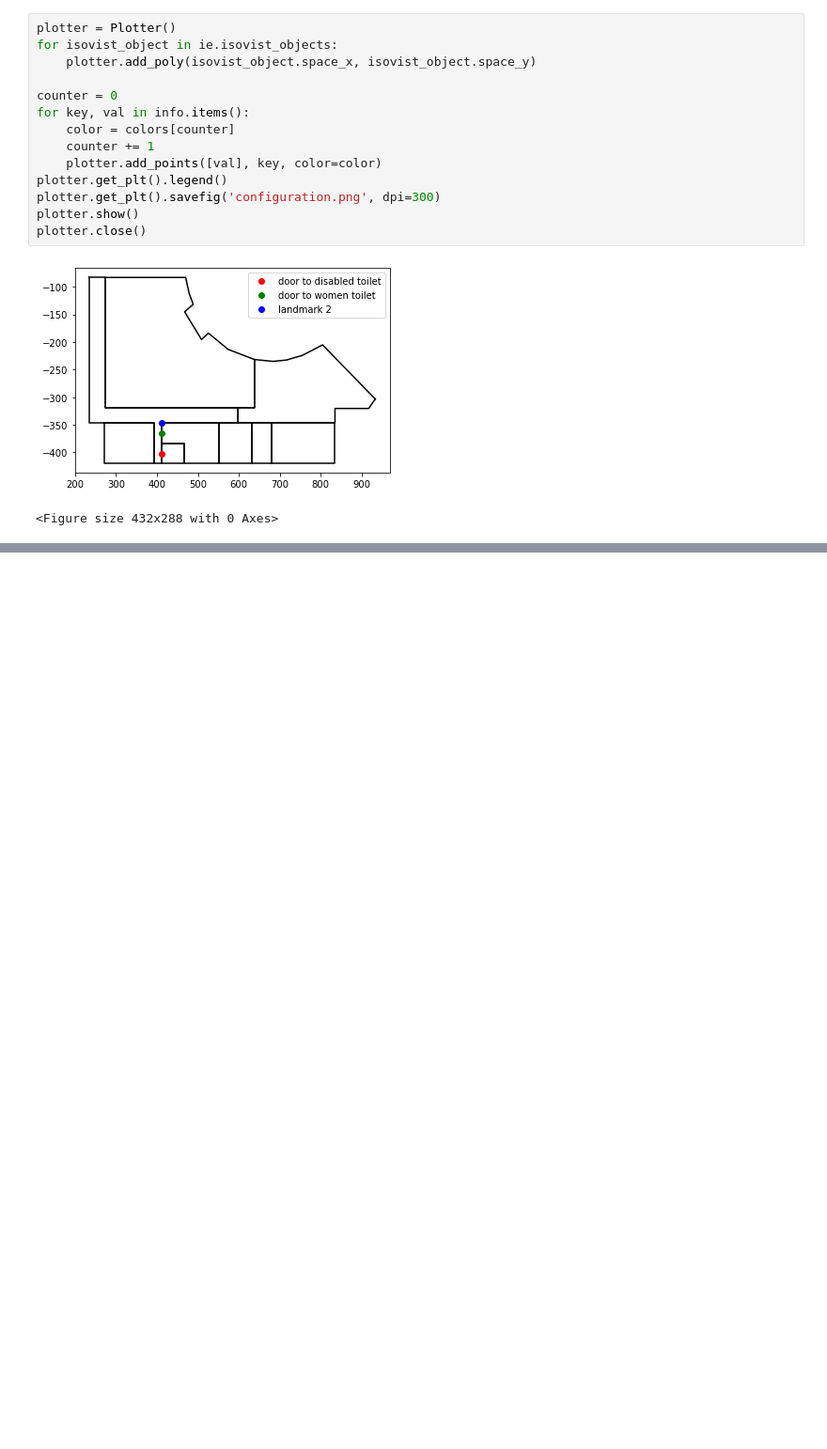
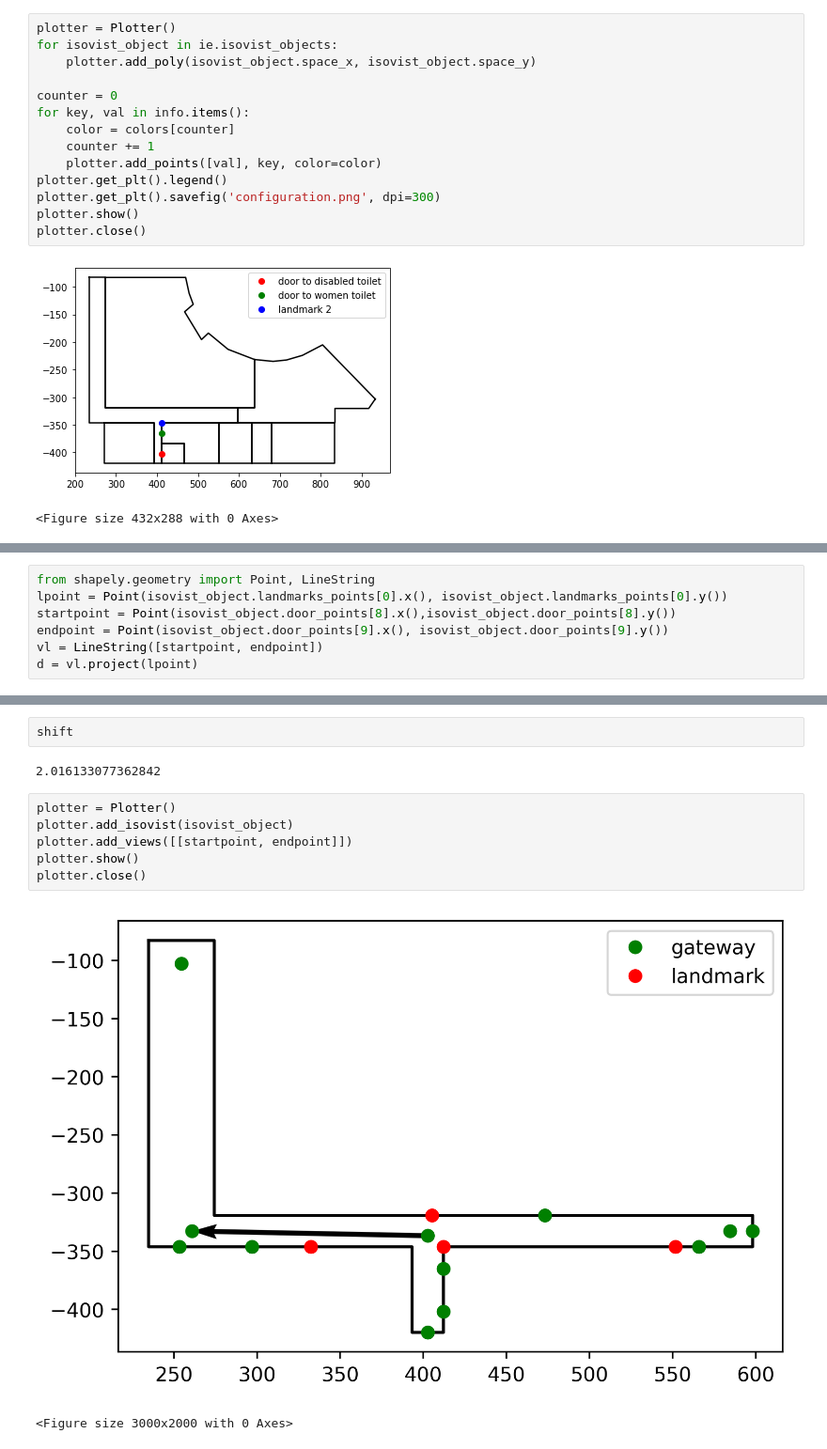
Before and after one commit to hamzeiehsan/indoor_view_graph, a Jupyter notebook: TestGraph.ipynb, the cells around one changed output, grey strips where cells are left out. Shown at 94% size. Saved outputs shown, nothing was run; the diff lists cells and outputs as text; blank space fills up the shorter version.

```diff
--- a/TestGraph.ipynb
+++ b/TestGraph.ipynb
@@ -393,0 +467,7 @@ plotter.close()
+# %%
+from shapely.geometry import Point, LineString
+lpoint = Point(isovist_object.landmarks_points[0].x(), isovist_object.landmarks_points[0].y())
+startpoint = Point(isovist_object.door_points[8].x(),isovist_object.door_points[8].y())
+endpoint = Point(isovist_object.door_points[9].x(), isovist_object.door_points[9].y())
+vl = LineString([startpoint, endpoint])
+d = vl.project(lpoint)
@@ -393,0 +488,13 @@ plotter.close()
+# %%
+shift
+# %% [output]
+2.016133077362842
+# %%
+plotter = Plotter()
+plotter.add_isovist(isovist_object)
+plotter.add_views([[startpoint, endpoint]])
+plotter.show()
+plotter.close()
+# %% [output]
+[figure, added]
+<Figure size 3000x2000 with 0 Axes>
```
Also changed, not shown: parts of 22 cells of this notebook, 3 other files.
